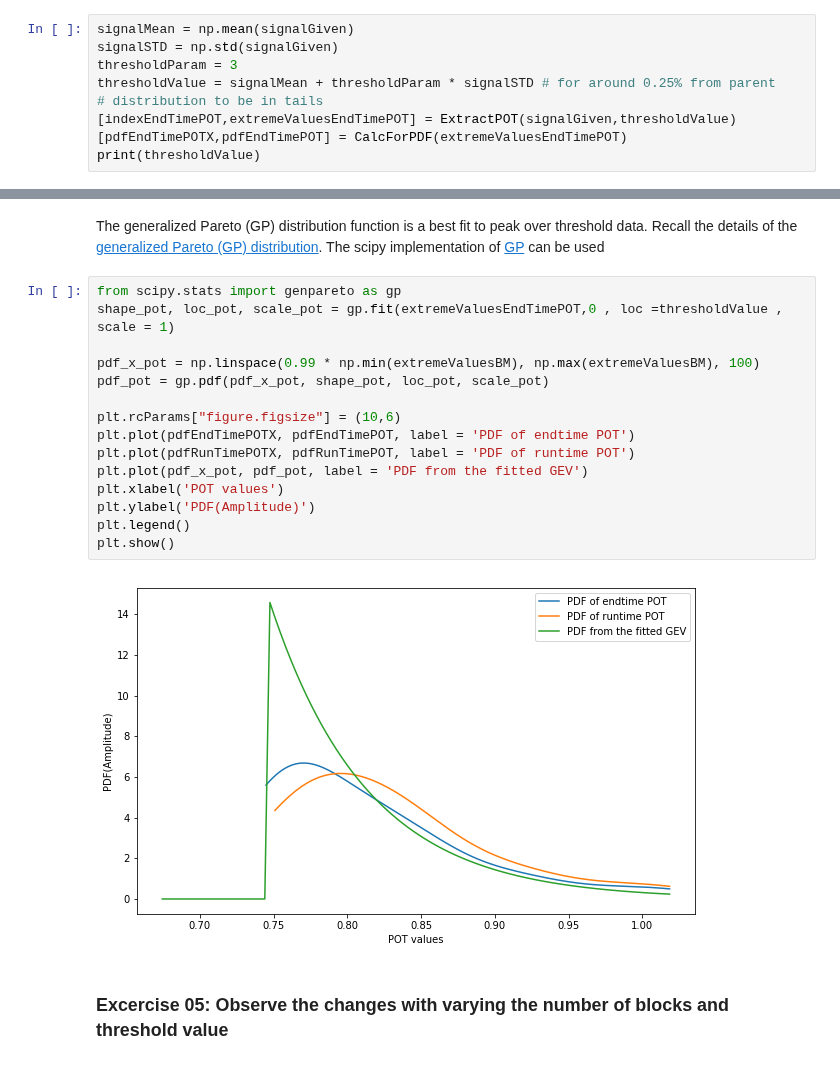
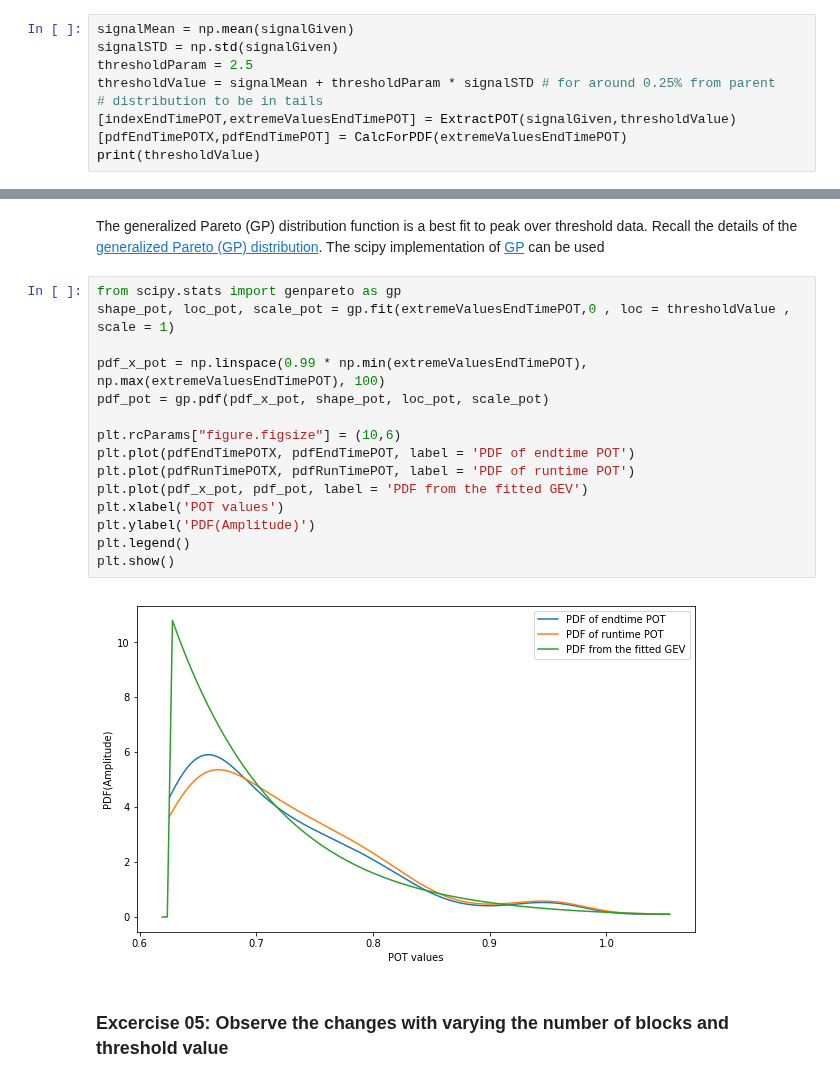
Before and after one commit to mpentek/SWELecture, a Jupyter notebook: Ex_01_statistics/01_ExwithGeneratedSignal_StructuralWindEngg.ipynb, the cells around one changed output, grey strips where cells are left out. Drawn from its saved outputs; the diff is of its cells as text.

```diff
--- a/Ex_01_statistics/01_ExwithGeneratedSignal_StructuralWindEngg.ipynb
+++ b/Ex_01_statistics/01_ExwithGeneratedSignal_StructuralWindEngg.ipynb
@@ -554,7 +554,7 @@ Recall from the lecture the basics of peak over threshold. A prescribed threshol
 # %%
 signalMean = np.mean(signalGiven)
 signalSTD = np.std(signalGiven)
-thresholdParam = 3
+thresholdParam = 2.5
 thresholdValue = signalMean + thresholdParam * signalSTD # for around 0.25% from parent
 # distribution to be in tails
 [indexEndTimePOT,extremeValuesEndTimePOT] = ExtractPOT(signalGiven,thresholdValue)
@@ -624,21 +624,21 @@ plt.grid(True)
 The generalized Pareto (GP) distribution function is a best fit to peak over threshold data. Recall the details of the [generalized Pareto (GP) distribution](https://en.wikipedia.org/wiki/Generalized_Pareto_distribution). The scipy implementation of [GP](https://docs.scipy.org/doc/scipy/reference/generated/scipy.stats.genpareto.html) can be used
 # %%
 from scipy.stats import genpareto as gp
-shape_pot, loc_pot, scale_pot = gp.fit(extremeValuesEndTimePOT,0 , loc =thresholdValue , scale = 1)
+shape_pot, loc_pot, scale_pot = gp.fit(extremeValuesEndTimePOT,0 , loc = thresholdValue , scale = 1)
 
-pdf_x_pot = np.linspace(0.99 * np.min(extremeValuesBM), np.max(extremeValuesBM), 100)
+pdf_x_pot = np.linspace(0.99 * np.min(extremeValuesEndTimePOT), np.max(extremeValuesEndTimePOT), 100)
 pdf_pot = gp.pdf(pdf_x_pot, shape_pot, loc_pot, scale_pot)
 
 plt.rcParams["figure.figsize"] = (10,6)
 plt.plot(pdfEndTimePOTX, pdfEndTimePOT, label = 'PDF of endtime POT')
 plt.plot(pdfRunTimePOTX, pdfRunTimePOT, label = 'PDF of runtime POT')
 plt.plot(pdf_x_pot, pdf_pot, label = 'PDF from the fitted GEV')
 plt.xlabel('POT values')
 plt.ylabel('PDF(Amplitude)')
 plt.legend()
 plt.show()
 # %% [output]
-[figure, old version]
+[figure, new version]
 # %% [markdown]
 ### Excercise 05: Observe the changes with varying the number of blocks and threshold value
 # %% [markdown]
```
Also changed, not shown: parts of 15 cells of this notebook, 2 other files.
